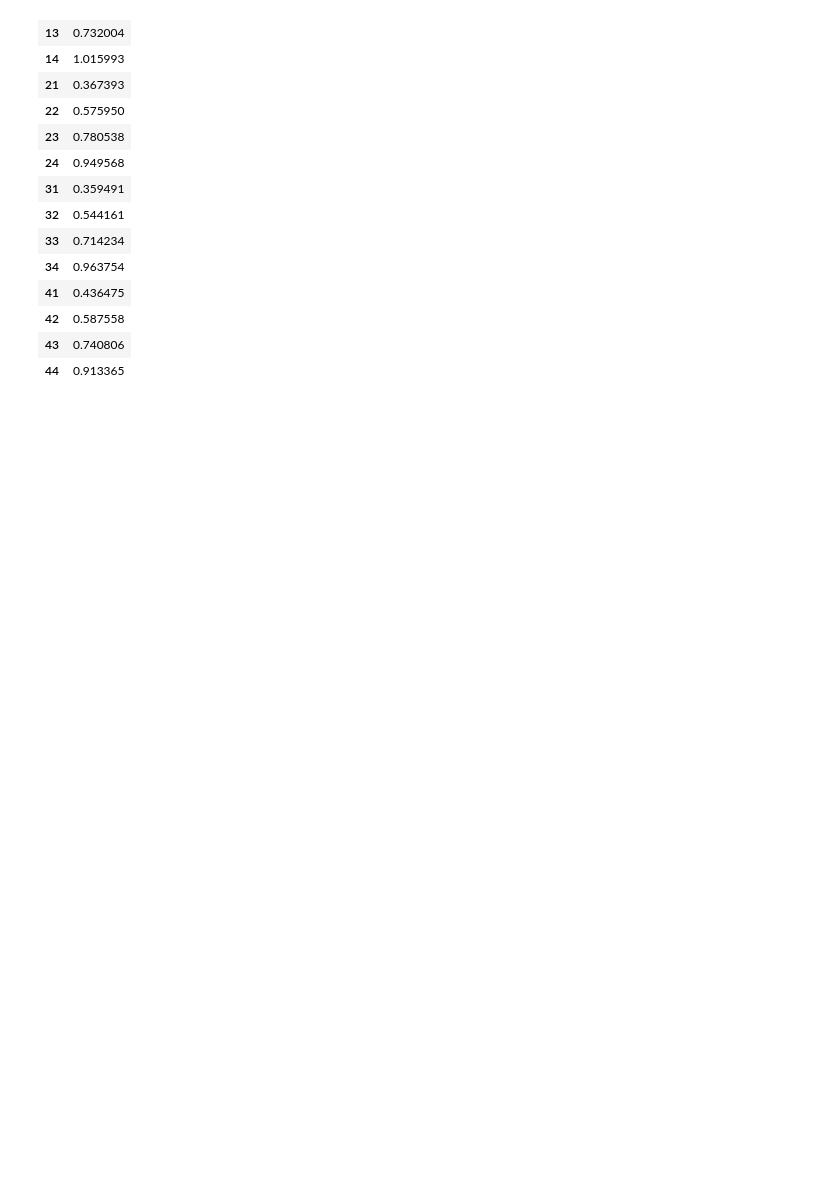
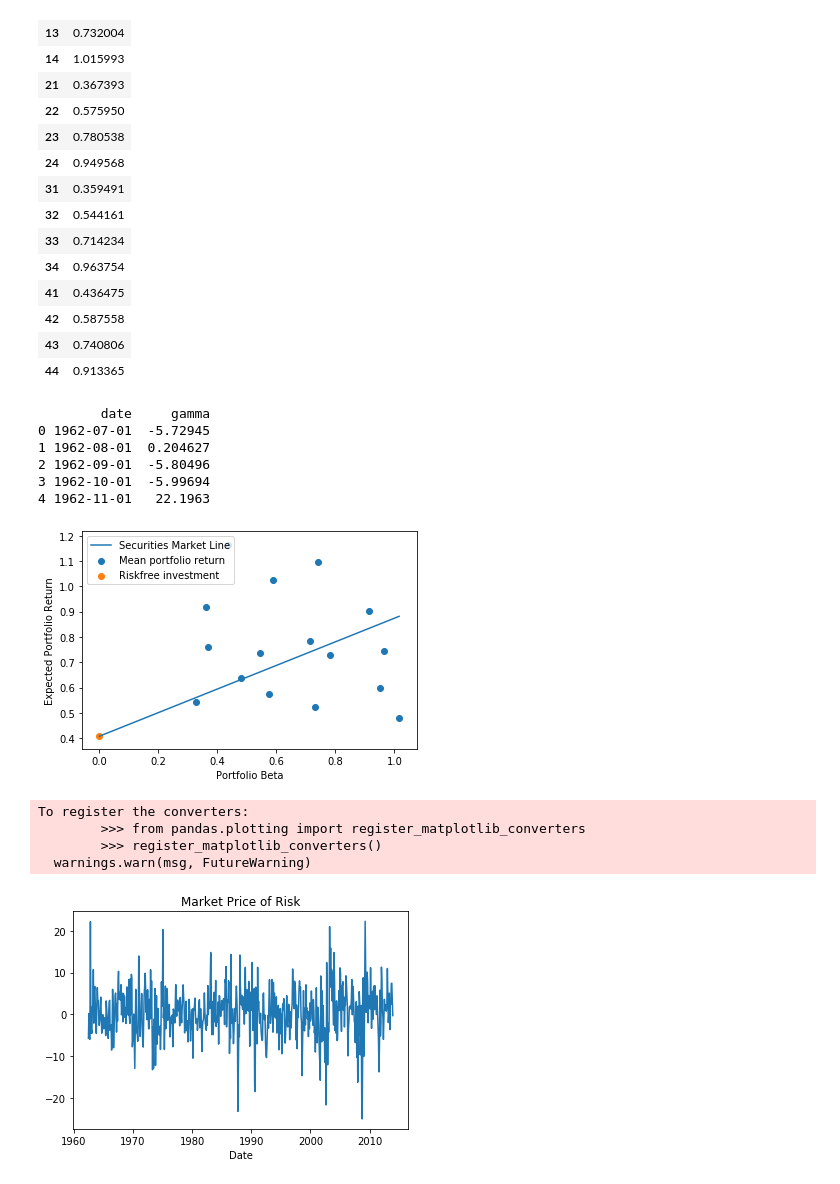
Before and after one commit to oliverwsd/Finance, a Jupyter notebook: Set3.ipynb, the cells around one changed output. Drawn from its saved outputs; the diff is of its cells as text; code cells hidden in the pictures; blank space fills up the shorter version.

```diff
--- a/Set3.ipynb
+++ b/Set3.ipynb
@@ -206,3 +206,46 @@ betas
 #
 gammas = pd.DataFrame(columns = ['date', 'gamma'])
 gammas['date'] = pf_16['date'].copy()
+
+beta_t = pd.DataFrame()
+#for i in range(len(pf_16)):
+pf = pf_16.drop(columns='date')
+for i in range(len(pf_16)):
+  r_t = pd.DataFrame()
+  r_t = pf.iloc[i,0:16]- factors.iloc[i,2]
+  result = sm.OLS(r_t, betas).fit()
+  gammas.iloc[i,1] = result.params[0]
+print(gammas.head())
+gammas.loc[167,'gamma']
+avg_gamma = gammas['gamma'].mean()
+# %% [output]
+        date     gamma
+0 1962-07-01  -5.72945
+1 1962-08-01  0.204627
+2 1962-09-01  -5.80496
+3 1962-10-01  -5.99694
+4 1962-11-01   22.1963
+# %%
+# Plot the securities market line
+plt.scatter(betas['beta'], np.mean(pf_16[portfolios], axis = 0), label = 'Mean portfolio return')
+plt.scatter([0], [np.mean(factors['rf'])], label = 'Riskfree investment')
+x = np.linspace(0, betas['beta'].max(), 10)
+y = np.mean(factors['rf']) + avg_gamma * x
+plt.plot(x, y, label = 'Securities Market Line')
+plt.legend()
+plt.xlabel("Portfolio Beta")
+plt.ylabel("Expected Portfolio Return")
+plt.show()
+
+# Plot the time series of the market price of risk
+plt.plot(gammas['date'], gammas['gamma'])
+plt.title("Market Price of Risk")
+plt.xlabel("Date")
+plt.show()
+# %% [output]
+[figure, added]
+To register the converters:
+        >>> from pandas.plotting import register_matplotlib_converters
+        >>> register_matplotlib_converters()
+  warnings.warn(msg, FutureWarning)
+[figure, added]
```
Also changed, not shown: parts of 2 cells of this notebook.
